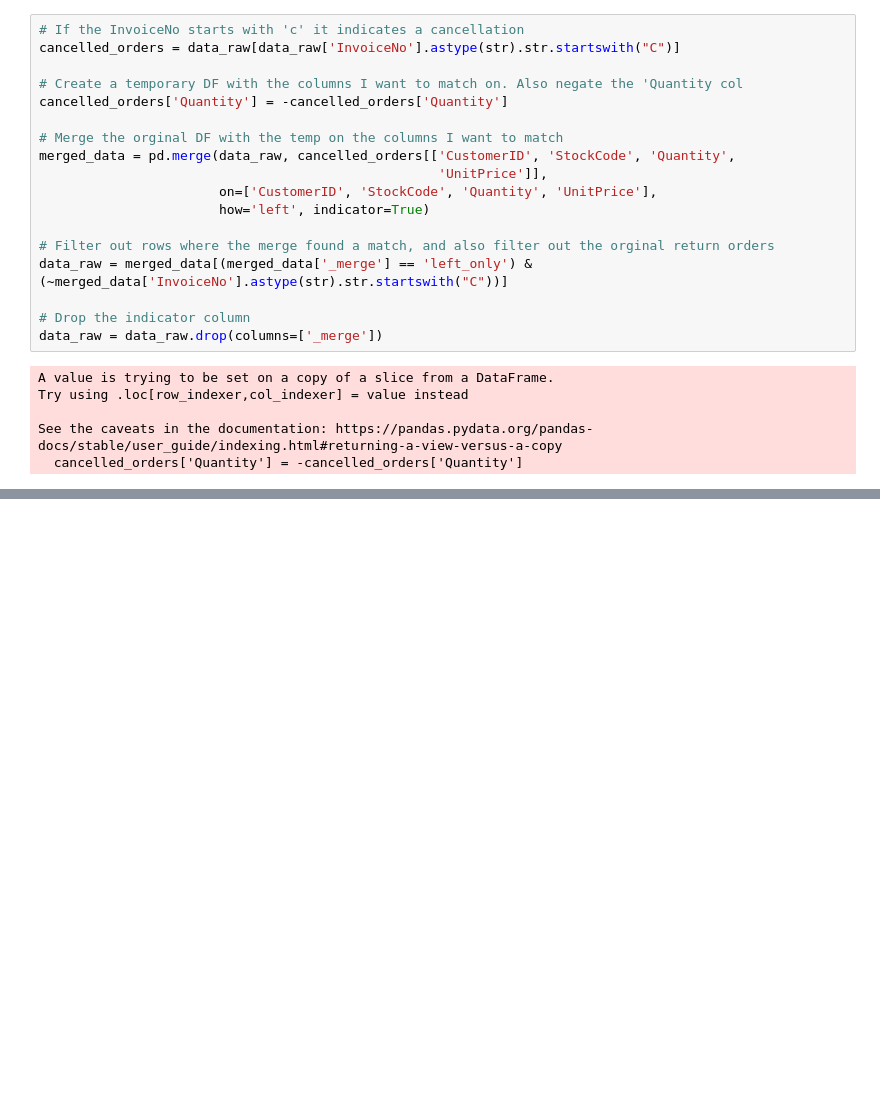
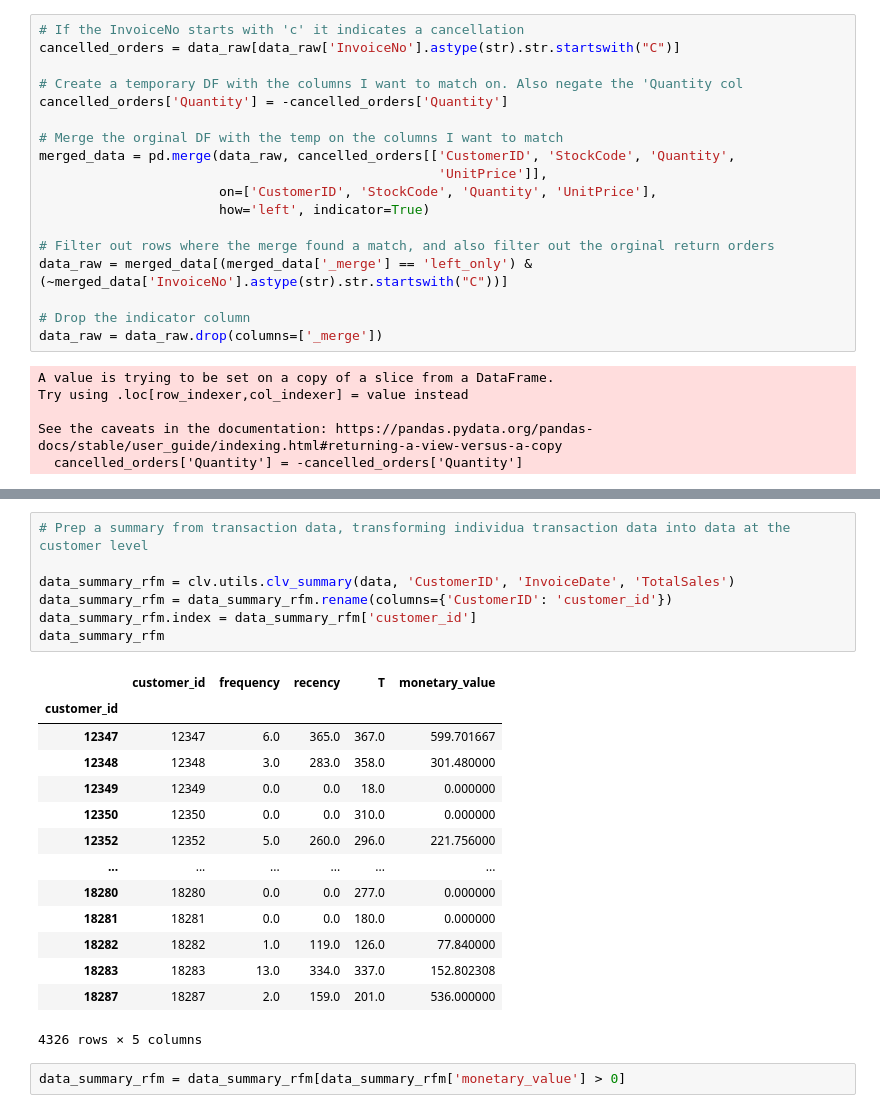
Before and after one commit to AJ-Horch/customer_lifetime_value_prediction, a Jupyter notebook: Customer_Lifetime_Value_Prediciton.ipynb, the cells around one changed output, grey strips where cells are left out. Drawn from its saved outputs; the diff is of its cells as text; blank space fills up the shorter version.

```diff
--- a/Customer_Lifetime_Value_Prediciton.ipynb
+++ b/Customer_Lifetime_Value_Prediciton.ipynb
@@ -161,0 +211,24 @@ data_raw.head()
+# %%
+# Prep a summary from transaction data, transforming individua transaction data into data at the customer level
+
+data_summary_rfm = clv.utils.clv_summary(data, 'CustomerID', 'InvoiceDate', 'TotalSales')
+data_summary_rfm = data_summary_rfm.rename(columns={'CustomerID': 'customer_id'})
+data_summary_rfm.index = data_summary_rfm['customer_id']
+data_summary_rfm
+# %% [output]
+|  | customer_id | frequency | recency | T | monetary_value |
+| customer_id |  |  |  |  |  |
+| 12347 | 12347 | 6.0 | 365.0 | 367.0 | 599.701667 |
+| 12348 | 12348 | 3.0 | 283.0 | 358.0 | 301.480000 |
+| 12349 | 12349 | 0.0 | 0.0 | 18.0 | 0.000000 |
+| 12350 | 12350 | 0.0 | 0.0 | 310.0 | 0.000000 |
+| 12352 | 12352 | 5.0 | 260.0 | 296.0 | 221.756000 |
+| ... | ... | ... | ... | ... | ... |
+| 18280 | 18280 | 0.0 | 0.0 | 277.0 | 0.000000 |
+| 18281 | 18281 | 0.0 | 0.0 | 180.0 | 0.000000 |
+| 18282 | 18282 | 1.0 | 119.0 | 126.0 | 77.840000 |
+| 18283 | 18283 | 13.0 | 334.0 | 337.0 | 152.802308 |
+| 18287 | 18287 | 2.0 | 159.0 | 201.0 | 536.000000 |
+4326 rows × 5 columns
+# %%
+data_summary_rfm = data_summary_rfm[data_summary_rfm['monetary_value'] > 0]
```
Also changed, not shown: parts of 5 cells of this notebook.
